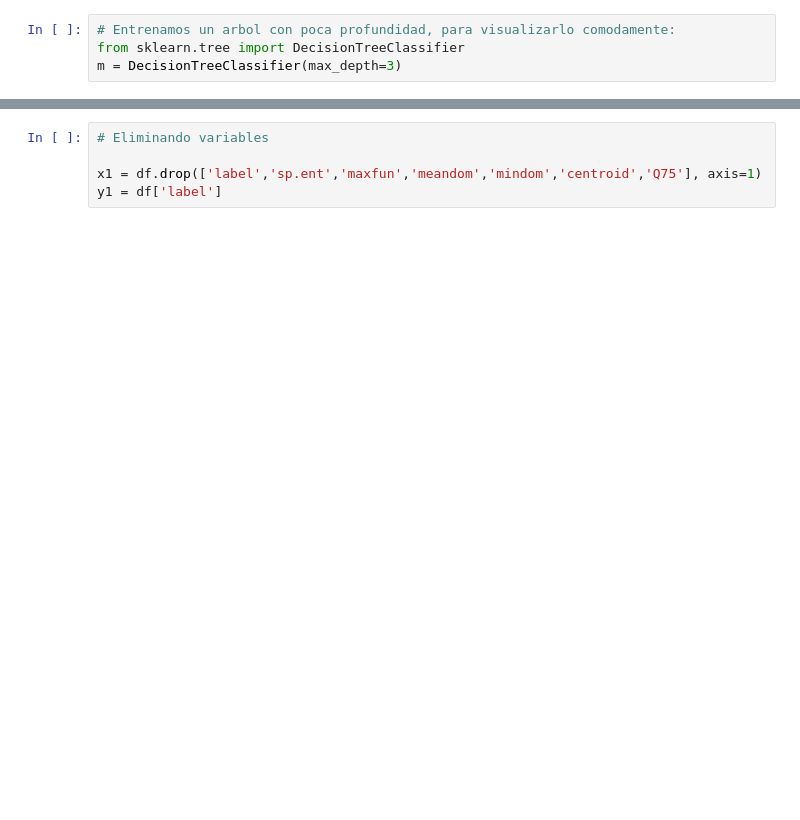
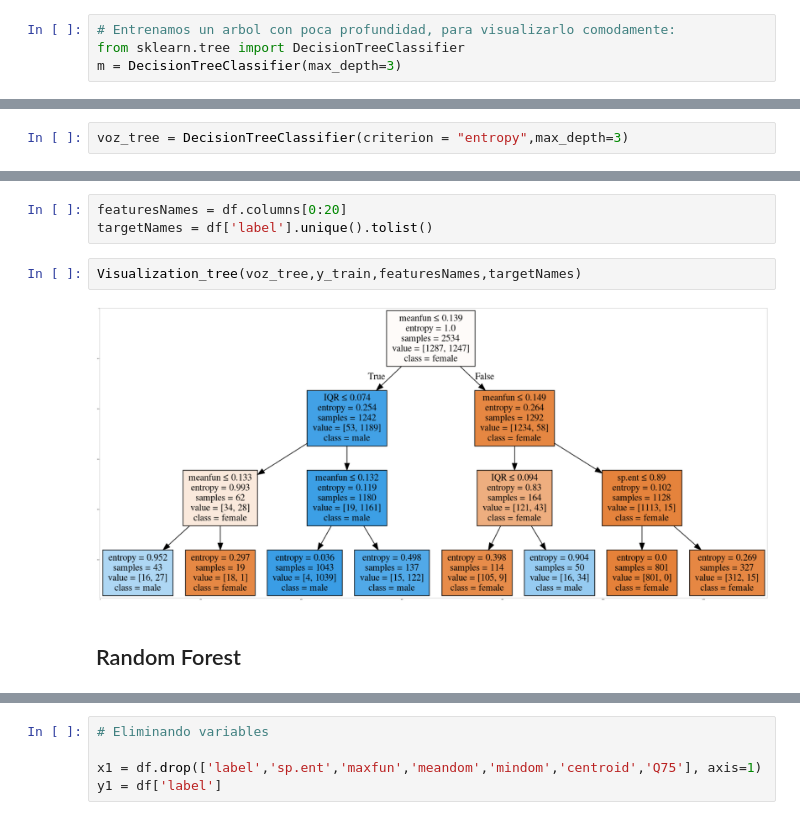
Before and after one commit to anthonymirandag/Project-Voice, a Jupyter notebook: VOICE.ipynb, the cells around one changed output, grey strips where cells are left out. Cells and saved outputs as stored; diff of their text form; blank space fills up the shorter version.

```diff
--- a/VOICE.ipynb
+++ b/VOICE.ipynb
@@ -80,0 +213,2 @@ utils.draw_tree(m, x_train)
+# %%
+voz_tree = DecisionTreeClassifier(criterion = "entropy",max_depth=3)
@@ -81,3 +230,12 @@ utils.draw_tree(m, x_train)
+# %%
+featuresNames = df.columns[0:20]
+targetNames = df['label'].unique().tolist()
+# %%
+Visualization_tree(voz_tree,y_train,featuresNames,targetNames)
+# %% [output]
+[figure, added]
+# %% [markdown]
+## Random Forest
 # %%
 from sklearn.ensemble import RandomForestClassifier
 
```
Also changed, not shown: parts of 61 cells of this notebook.
